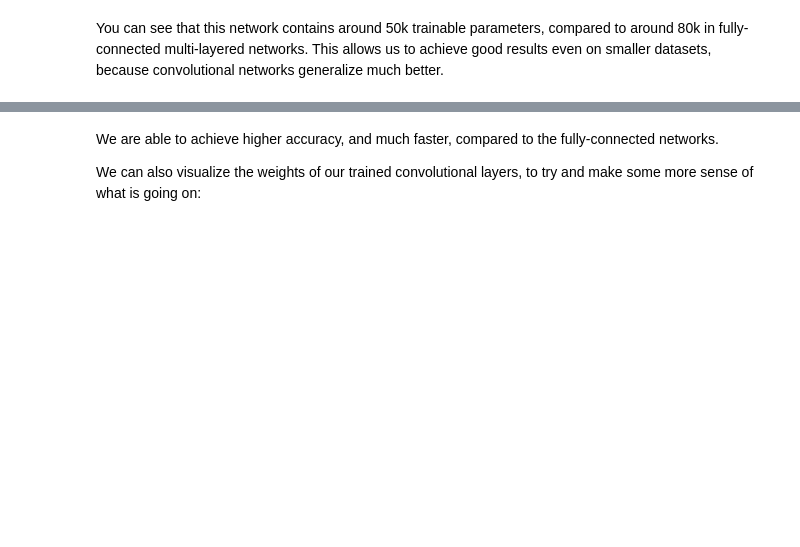
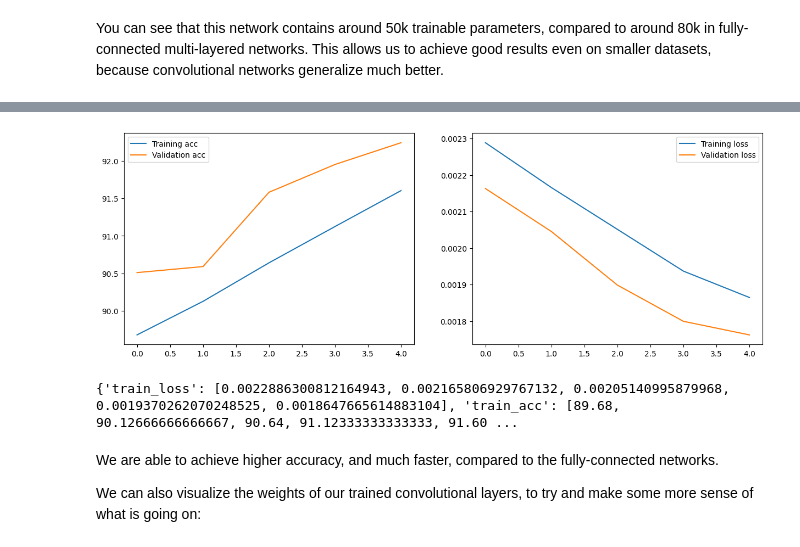
Before and after one commit to Konkuk-Univ-Glocal-Campus/introai202401-midterm-SyouSB, a Jupyter notebook: ConvNetsPyTorch.ipynb, the cells around one changed output, grey strips where cells are left out. Cells and saved outputs as stored; diff of their text form; code cells hidden in the pictures; blank space fills up the shorter version.

```diff
--- a/ConvNetsPyTorch.ipynb
+++ b/ConvNetsPyTorch.ipynb
@@ -25,0 +46,24 @@ load_mnist(batch_size=128)
+# %%
+# 각 데이터셋별
+print("train =", len(data_train), "/", "Vaild =", len(data_valid), "/", "Test =", len(data_test))
+
+# Train 데이터셋의 클래스별 개수 확인
+train_class_counts = {}
+for idx in data_train.indices:
+    target = data_train.dataset.targets[idx]
+    train_class_counts[target.item()] = train_class_counts.get(target.item(), 0) + 1
+
+# Valid 데이터셋의 클래스별 개수 확인
+valid_class_counts = {}
+for idx in data_valid.indices:
+    target = data_valid.dataset.targets[idx]
+    valid_class_counts[target.item()] = valid_class_counts.get(target.item(), 0) + 1
+
+# Test 데이터셋의 클래스별 개수 확인
+test_class_counts = {}
+for target in data_test.targets:
+    test_class_counts[target.item()] = test_class_counts.get(target.item(), 0) + 1
+
+print("Train 데이터셋 클래스별 개수:", sorted(train_class_counts.items()))
+print("Valid 데이터셋 클래스별 개수:", sorted(valid_class_counts.items()))
+print("Test 데이터셋 클래스별 개수:", sorted(test_class_counts.items()))
@@ -232,10 +280,11 @@ def train(model, train_loader, test_loader, epochs=5): # 함수를 정의하여
 # 신경망 모델 net을 학습시키고 그 결과를 처리하는 과정을 보여줌
 
 # train 함수를 호출하여 신경망 모델 net을 학습시키는데 학습 데이터 로더 train_loader, 테스트 데이터 로더 test_loader를 사용하고, 총 5 에폭(epoch) 동안 학습을 수행하고 학습 과정에서 계산된 손실과 정확도 같은 통계 정보를 hist 변수에 저장
-hist = train(net,train_loader,test_loader,epochs=5)
+hist = train(net,train_loader,valid_loader,epochs=5)
 
 if hist is None: # train 함수에서 반환된 hist가 None인지 확인하는데 None은 학습 과정에서 오류가 발생했거나 예외가 처리되었음을 의미할 수 있음
     print("Training did not return any history.") # 만약 hist가 None이면, "학습이 어떠한 기록도 반환하지 않았습니다."라는 메시지를 출력하는데 이는 학습 과정에서 문제가 발생했음을 사용자에게 알리는 역할
 
 else: # 만약 hist가 None이 아니라 유효한 데이터가 있으면
     plot_results(hist) # plot_results 함수를 호출하여 hist에 저장된 학습 결과(손실과 정확도 등)를 시각화하는데 이 함수는 일반적으로 matplotlib 같은 라이브러리를 사용하여 그래프를 그리고, 모델의 학습 진행 상황을 보여줌
+# %% [output]
@@ -242,3 +296,8 @@ else: # 만약 hist가 None이 아니라 유효한 데이터가 있으면
+[figure, added]
+# %%
+print(hist)
+# %% [output]
+{'train_loss': [0.0022886300812164943, 0.002165806929767132, 0.00205140995879968, 0.0019370262070248525, 0.0018647665614883104], 'train_acc': [89.68, 90.12666666666667, 90.64, 91.12333333333333, 91.60 ...
 # %% [markdown]
 We are able to achieve higher accuracy, and much faster, compared to the fully-connected networks.
 
```
Also changed, not shown: parts of 8 cells of this notebook, 1 other file.
